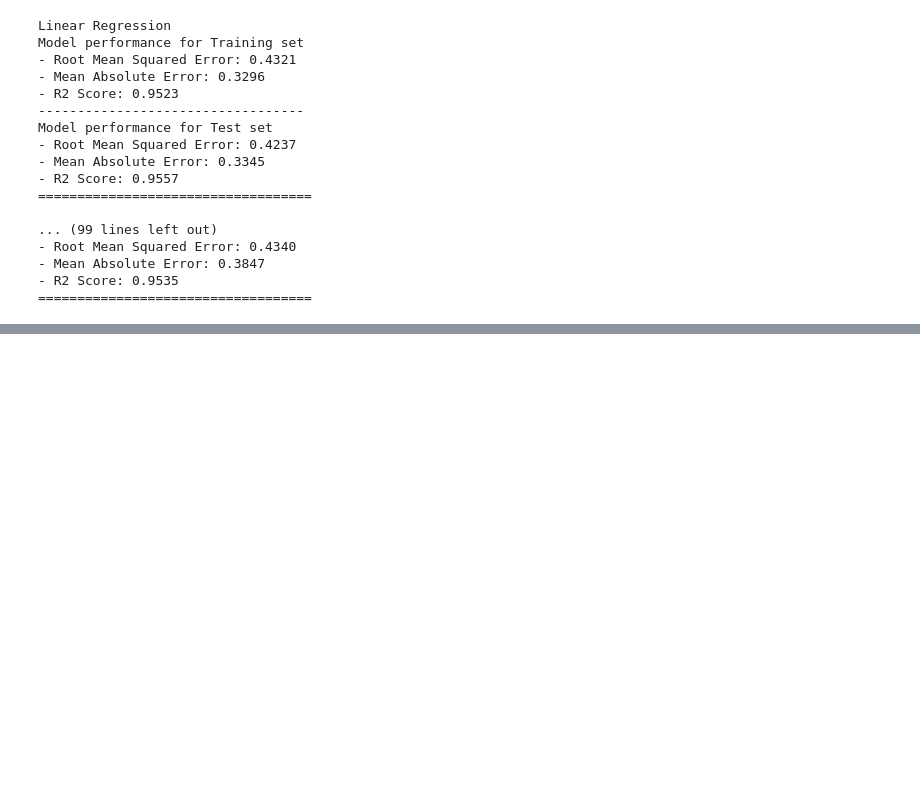
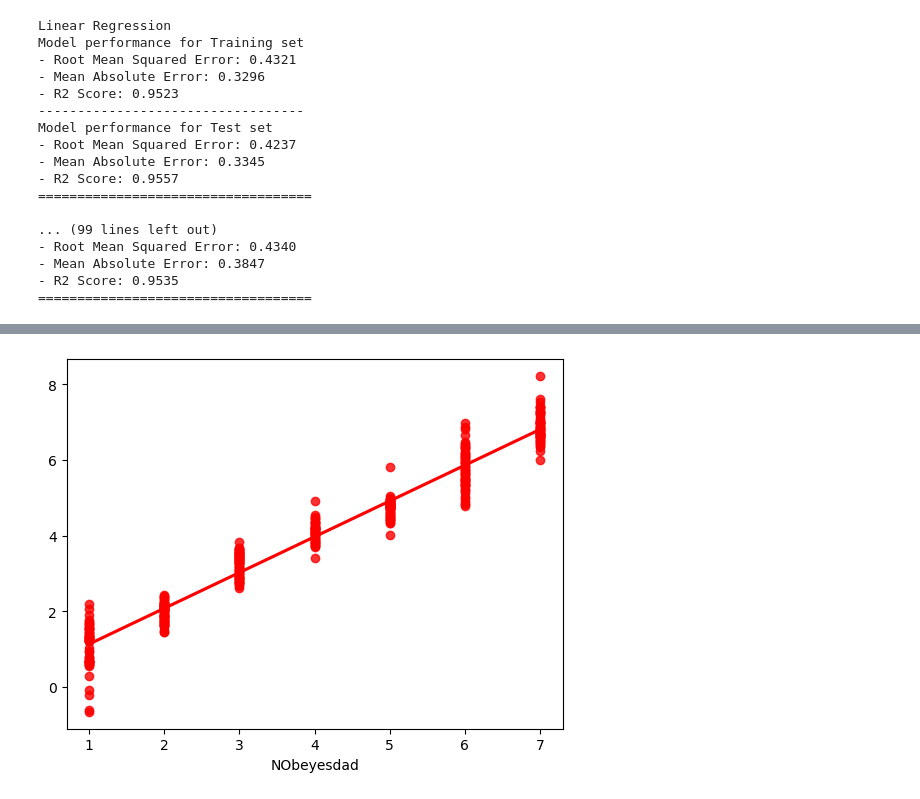
Before and after one commit to Kartikay-Garg/ML_assignment_Q2, a Jupyter notebook: Ques 2.ipynb, the cells around one changed output, grey strips where cells are left out. Saved outputs shown, nothing was run; the diff lists cells and outputs as text; code cells hidden in the pictures; blank space fills up the shorter version.

```diff
--- a/Ques 2.ipynb
+++ b/Ques 2.ipynb
@@ -419,0 +448,4 @@ Model performance for Test set
+# %%
+sns.regplot(x=y_test,y=y_pred,ci=None,color ='red');
+# %% [output]
+[figure, added]
```
Also changed, not shown: parts of 4 cells of this notebook.
